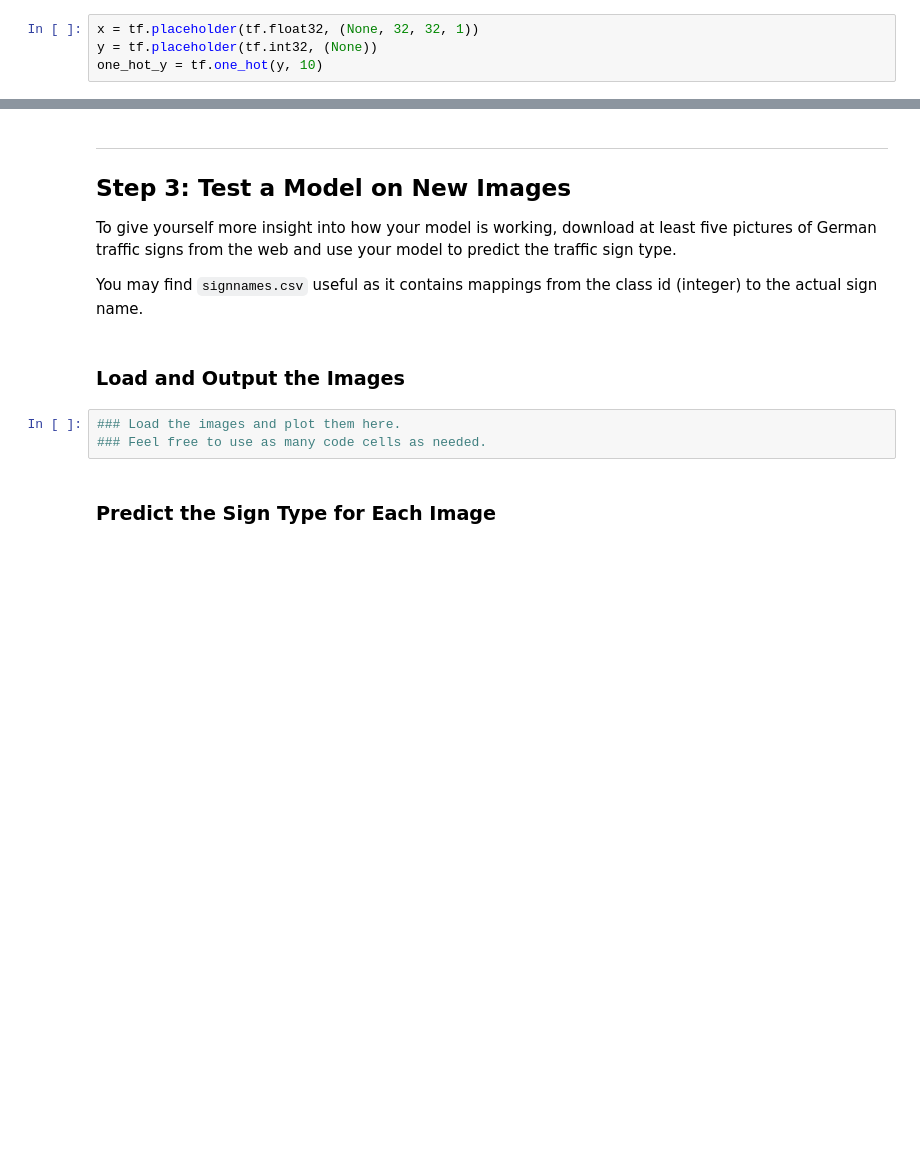
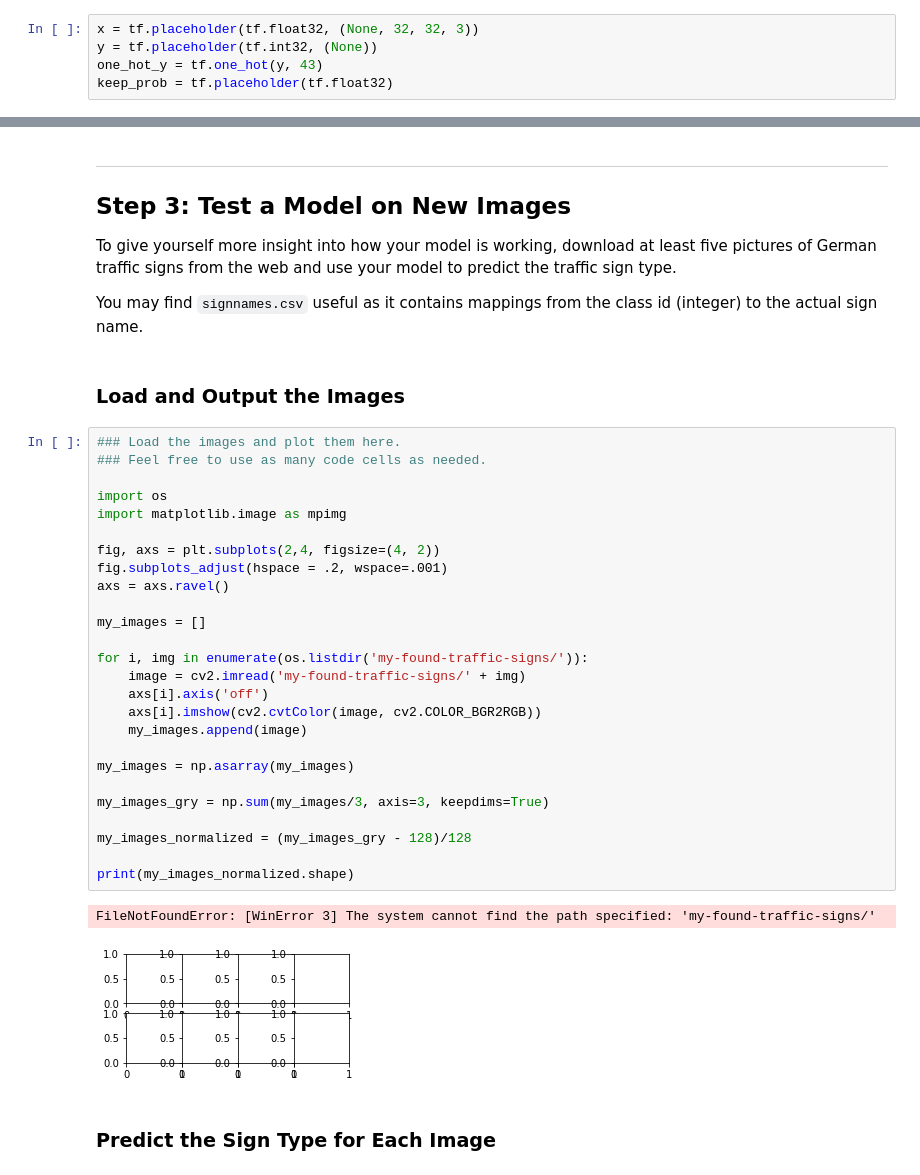
Before and after one commit to Hyun5/CarND-Traffic-Sign-Classifier-Project, a Jupyter notebook: Traffic_Sign_Classifier.ipynb, the cells around one changed output, grey strips where cells are left out. Saved outputs shown, nothing was run; the diff lists cells and outputs as text; blank space fills up the shorter version.

```diff
--- a/Traffic_Sign_Classifier.ipynb
+++ b/Traffic_Sign_Classifier.ipynb
@@ -267,9 +267,10 @@ def LeNet(x):
 A validation set can be used to assess how well the model is performing. A low accuracy on the training and validation
 sets imply underfitting. A high accuracy on the training set but low accuracy on the validation set implies overfitting.
 # %%
-x = tf.placeholder(tf.float32, (None, 32, 32, 1))
+x = tf.placeholder(tf.float32, (None, 32, 32, 3))
 y = tf.placeholder(tf.int32, (None))
-one_hot_y = tf.one_hot(y, 10)
+one_hot_y = tf.one_hot(y, 43)
+keep_prob = tf.placeholder(tf.float32)
 # %%
 rate = 0.001
 
@@ -336,9 +351,35 @@ To give yourself more insight into how your model is working, download at least
 You may find `signnames.csv` useful as it contains mappings from the class id (integer) to the actual sign name.
 # %% [markdown]
 ### Load and Output the Images
-# %%
-### Load the images and plot them here.
-### Feel free to use as many code cells as needed.
+# %%
+### Load the images and plot them here.
+### Feel free to use as many code cells as needed.
+
+import os
+import matplotlib.image as mpimg
+
+fig, axs = plt.subplots(2,4, figsize=(4, 2))
+fig.subplots_adjust(hspace = .2, wspace=.001)
+axs = axs.ravel()
+
+my_images = []
+
+for i, img in enumerate(os.listdir('my-found-traffic-signs/')):
+    image = cv2.imread('my-found-traffic-signs/' + img)
+    axs[i].axis('off')
+    axs[i].imshow(cv2.cvtColor(image, cv2.COLOR_BGR2RGB))
+    my_images.append(image)
+
+my_images = np.asarray(my_images)
+
+my_images_gry = np.sum(my_images/3, axis=3, keepdims=True)
+
+my_images_normalized = (my_images_gry - 128)/128
+
+print(my_images_normalized.shape)
+# %% [output]
+FileNotFoundError: [WinError 3] The system cannot find the path specified: 'my-found-traffic-signs/'
+[figure, added]
 # %% [markdown]
 ### Predict the Sign Type for Each Image
 # %%
```
Also changed, not shown: parts of 4 cells of this notebook.
